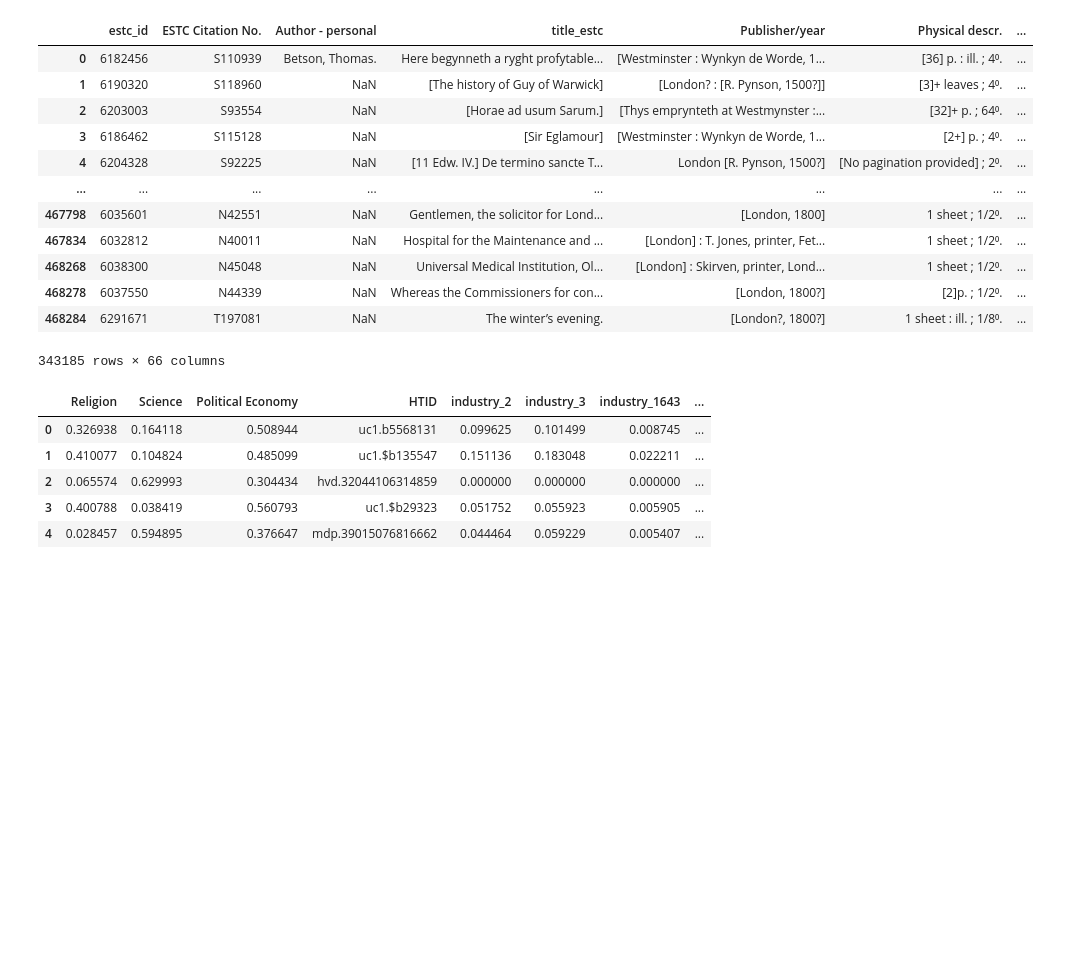
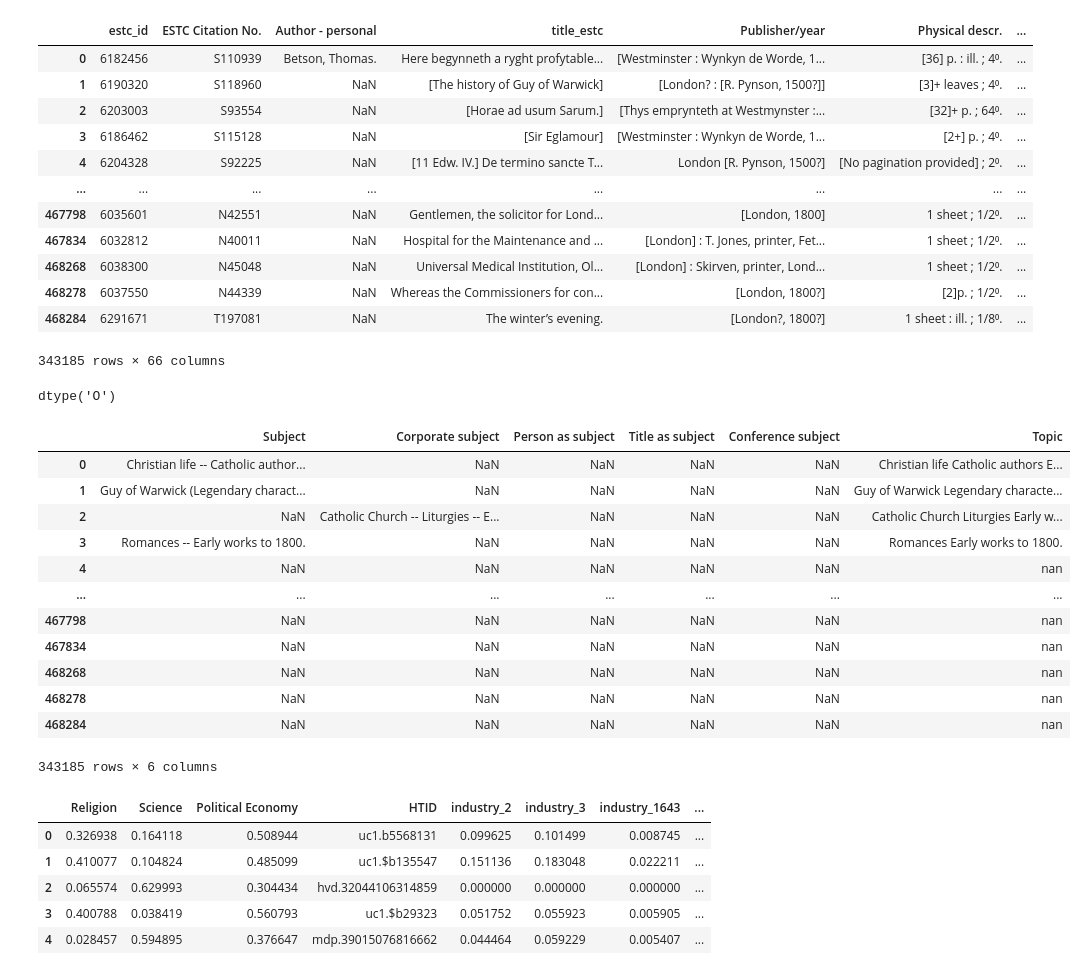
Before and after one commit to austinkennedy/Hathitrust, a Jupyter notebook: code/estc_data.ipynb, the cells around one changed output. Cells and saved outputs as stored; diff of their text form; code cells hidden in the pictures; blank space fills up the shorter version.

```diff
--- a/code/estc_data.ipynb
+++ b/code/estc_data.ipynb
@@ -33,23 +57,34 @@ estc_data.head()
 #clean estc metadata
 characters_to_remove = "[]()-'"
 
-# #make new column
 # estc_data[['Subject', 'Corporate subject', 'Person as subject', 'Title as subject', 'Conference subject']] = estc_data[['Subject', 'Corporate subject', 'Person as subject', 'Title as subject', 'Conference subject']].astype(str)
 
+#list of conditions check
 conditions = [
     ~estc_data['Subject'].isna(),
-    estc_data['Subject'].isna() & ~estc_data['Corporate subject'].isna()
+    estc_data['Subject'].isna() & ~estc_data['Corporate subject'].isna(),
+    estc_data['Subject'].isna() & estc_data['Corporate subject'].isna() & ~estc_data['Person as subject'].isna(),
+    estc_data['Subject'].isna() & estc_data['Corporate subject'].isna() & estc_data['Person as subject'].isna() & ~estc_data['Title as subject'].isna(),
+    estc_data['Subject'].isna() & estc_data['Corporate subject'].isna() & estc_data['Person as subject'].isna() & estc_data['Title as subject'].isna() & ~estc_data['Conference subject'].isna()
 ]
 
+#list of columns to progressively fill in.
 choices = [
     estc_data['Subject'],
-    estc_data['Corporate subject']
+    estc_data['Corporate subject'],
+    estc_data['Person as subject'],
+    estc_data['Title as subject'],
+    estc_data['Conference subject']
 ]
 
 estc_data['Topic'] = np.select(conditions, choices, default='nan')
 
 
-# estc_data['Subject'] = estc_data['Subject'].str.translate({ord(c): None for c in characters_to_remove})
+estc_data['Topic'] = estc_data['Topic'].str.translate({ord(c): None for c in characters_to_remove})
+
+#remove extra spaces
+estc_data['Topic'] = [' '.join(s.split()) for s in estc_data['Topic']]
+# estc_data['Topic'] = " ".join(estc_data['Topic'].str.split())
 estc_data
 # %% [output]
 |  | estc_id | ESTC Citation No. | Author - personal | title_estc | Publisher/year | Physical descr. | ... |
@@ -65,6 +100,26 @@ estc_data
 | 468278 | 6037550 | N44339 | NaN | Whereas the Commissioners for con... | [London, 1800?] | [2]p. ; 1/2⁰. | ... |
 | 468284 | 6291671 | T197081 | NaN | The winter’s evening. | [London?, 1800?] | 1 sheet : ill. ; 1/8⁰. | ... |
 343185 rows × 66 columns
+# %%
+estc_data['Topic'].dtype
+# %% [output]
+dtype('O')
+# %%
+estc_data[['Subject', 'Corporate subject', 'Person as subject', 'Title as subject', 'Conference subject', 'Topic']]
+# %% [output]
+|  | Subject | Corporate subject | Person as subject | Title as subject | Conference subject | Topic |
+| 0 | Christian life -- Catholic author... | NaN | NaN | NaN | NaN | Christian life Catholic authors E... |
+| 1 | Guy of Warwick (Legendary charact... | NaN | NaN | NaN | NaN | Guy of Warwick Legendary characte... |
+| 2 | NaN | Catholic Church -- Liturgies -- E... | NaN | NaN | NaN | Catholic Church Liturgies Early w... |
+| 3 | Romances -- Early works to 1800. | NaN | NaN | NaN | NaN | Romances Early works to 1800. |
+| 4 | NaN | NaN | NaN | NaN | NaN | nan |
+| ... | ... | ... | ... | ... | ... | ... |
+| 467798 | NaN | NaN | NaN | NaN | NaN | nan |
+| 467834 | NaN | NaN | NaN | NaN | NaN | nan |
+| 468268 | NaN | NaN | NaN | NaN | NaN | nan |
+| 468278 | NaN | NaN | NaN | NaN | NaN | nan |
+| 468284 | NaN | NaN | NaN | NaN | NaN | nan |
+343185 rows × 6 columns
 # %%
 hathitrust_data.head()
 # %% [output]
```
Also changed, not shown: parts of 4 cells of this notebook.
